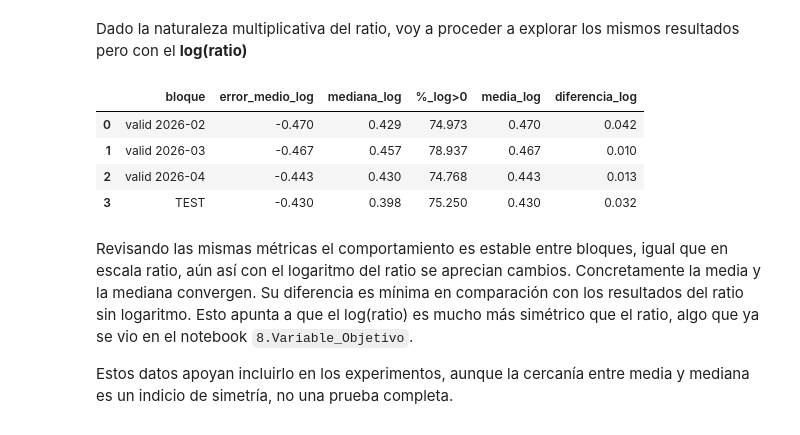
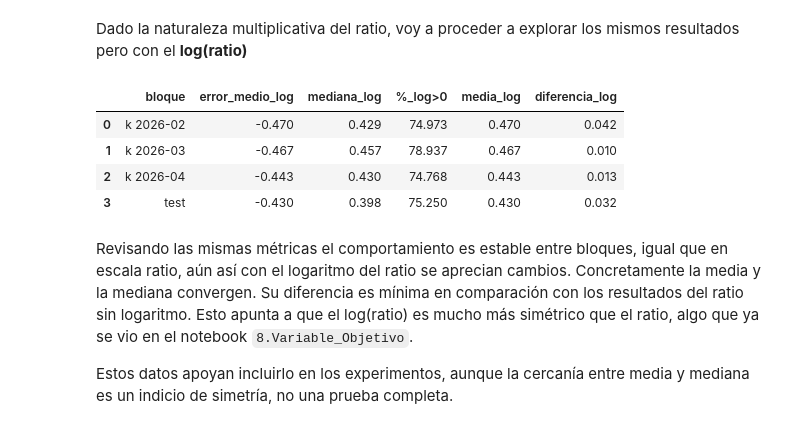
Before and after one commit to muntrans/TFM, a Jupyter notebook: 10.Modelado/10.1_Baselines.ipynb, the cells around one changed output. Cells and saved outputs as stored; diff of their text form; code cells hidden in the pictures.

```diff
--- a/10.Modelado/10.1_Baselines.ipynb
+++ b/10.Modelado/10.1_Baselines.ipynb
@@ -29,11 +34,11 @@ MESES_VALIDACION = folds["mes_validacion"].tolist()      # ['2026-02', '2026-03'
 filas = []
 for mes in MESES_VALIDACION:
     train, valid = obtener_fold(df_B0, mes)              # B0 no entrena: solo usamos valid
-    filas.append({"bloque": f"valid {mes}", **metricas(valid["ratio"], valid["pred_B0"])})
+    filas.append({"bloque": f"k {mes}", **metricas(valid["ratio"], valid["pred_B0"])})
 
 # Error de B0 en test
 t = df_B0[df_B0["split"] == "test"]
-filas.append({"bloque": "TEST", **metricas(t["ratio"], t["pred_B0"])})
+filas.append({"bloque": "test", **metricas(t["ratio"], t["pred_B0"])})
 
 # Tabla de resultados
 resultados_B0 = pd.DataFrame(filas).round(3)
@@ -60,8 +65,8 @@ Estos resultados hay que mirarlos con profundidad. Un MAE alto puede deberse a d
 > ¿El error de B0 es sesgo o dispersión?
 # %%
 filas = []
-bloques = [(f"valid {mes}", obtener_fold(df_B0, mes)[1]) for mes in MESES_VALIDACION]
-bloques.append(("TEST", df_B0[df_B0["split"] == "test"]))
+bloques = [(f"k {mes}", obtener_fold(df_B0, mes)[1]) for mes in MESES_VALIDACION]
+bloques.append(("test", df_B0[df_B0["split"] == "test"]))
 
 for nombre, d in bloques:
     filas.append({
@@ -91,28 +96,28 @@ El hecho que la diferencia sea positiva puede ser un indicio de tener una cola h
 Dado la naturaleza multiplicativa del ratio, voy a proceder a explorar los mismos resultados pero con el **log(ratio)**
 # %%
 filas = []
-bloques = [(f"valid {mes}", obtener_fold(df_B0, mes)[1]) for mes in MESES_VALIDACION]
-bloques.append(("TEST", df_B0[df_B0["split"] == "test"]))
+bloques = [(f"k {mes}", obtener_fold(df_B0, mes)[1]) for mes in MESES_VALIDACION]
+bloques.append(("test", df_B0[df_B0["split"] == "test"]))
 
 for nombre, d in bloques:
     log_ratio = np.log(d["ratio"])
     filas.append({
         "bloque":              nombre,
         "error_medio_log":     (0 - log_ratio).mean(),
         "mediana_log":         log_ratio.median(),
         "%_log>0":             (log_ratio > 0).mean() * 100,
         "media_log":           log_ratio.mean(),
         "diferencia_log":      log_ratio.mean() - log_ratio.median(),
     })
 
 sesgo_B0_log = pd.DataFrame(filas).round(3)
 display(sesgo_B0_log)
 # %% [output]
 |  | bloque | error_medio_log | mediana_log | %_log>0 | media_log | diferencia_log |
-| 0 | valid 2026-02 | -0.470 | 0.429 | 74.973 | 0.470 | 0.042 |
-| 1 | valid 2026-03 | -0.467 | 0.457 | 78.937 | 0.467 | 0.010 |
-| 2 | valid 2026-04 | -0.443 | 0.430 | 74.768 | 0.443 | 0.013 |
-| 3 | TEST | -0.430 | 0.398 | 75.250 | 0.430 | 0.032 |
+| 0 | k 2026-02 | -0.470 | 0.429 | 74.973 | 0.470 | 0.042 |
+| 1 | k 2026-03 | -0.467 | 0.457 | 78.937 | 0.467 | 0.010 |
+| 2 | k 2026-04 | -0.443 | 0.430 | 74.768 | 0.443 | 0.013 |
+| 3 | test | -0.430 | 0.398 | 75.250 | 0.430 | 0.032 |
 # %% [markdown]
 Revisando las mismas métricas el comportamiento es estable entre bloques, igual que en escala ratio, aún así con el logaritmo del ratio se aprecian cambios. Concretamente la media y la mediana convergen. Su diferencia es mínima en comparación con los resultados del ratio sin logaritmo. Esto apunta a que el log(ratio) es mucho más simétrico que el ratio, algo que ya se vio en el notebook `8.Variable_Objetivo`.
 
```
Also changed, not shown: parts of 31 cells of this notebook, 4 other files.
